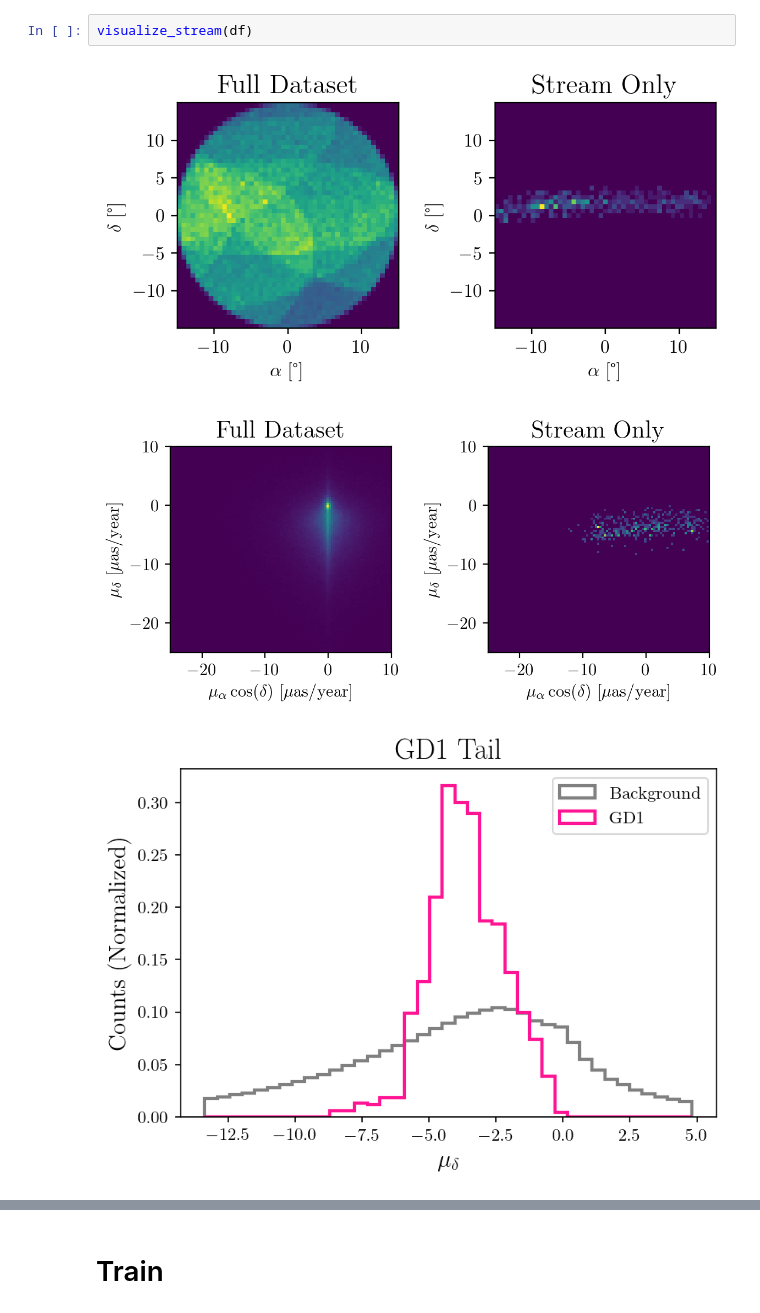
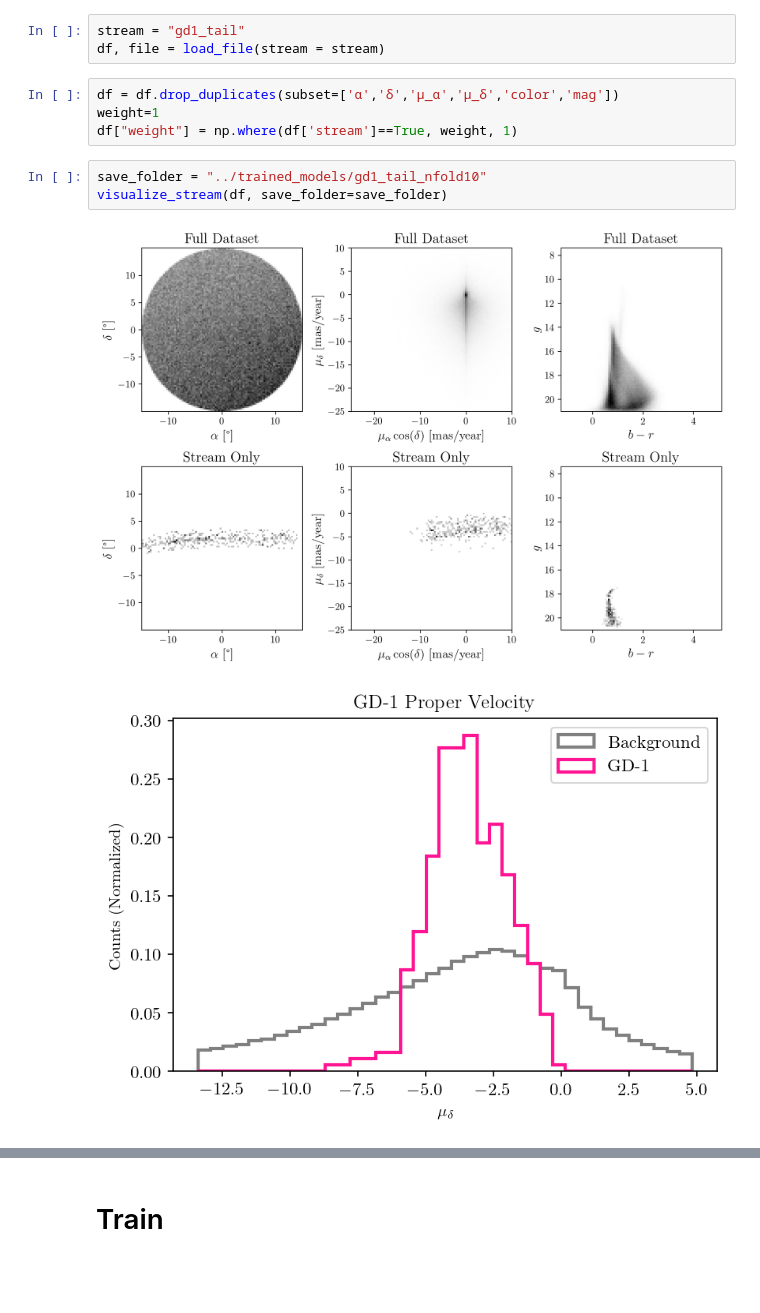
Before and after one commit to hep-lbdl/GaiaCWoLa, a Jupyter notebook: notebooks/Example_Finding_GD1_Tail.ipynb, the cells around one changed output, grey strips where cells are left out. Drawn from its saved outputs; the diff is of its cells as text; blank space fills up the shorter version.

```diff
--- a/notebooks/Example_Finding_GD1_Tail.ipynb
+++ b/notebooks/Example_Finding_GD1_Tail.ipynb
@@ -33,9 +15,16 @@ df, file = load_file(stream = stream)
+# %%
+stream = "gd1_tail"
+df, file = load_file(stream = stream)
+# %%
+df = df.drop_duplicates(subset=['α','δ','μ_α','μ_δ','color','mag'])
+weight=1
+df["weight"] = np.where(df['stream']==True, weight, 1)
 # %%
-visualize_stream(df)
+save_folder = "../trained_models/gd1_tail_nfold10"
+visualize_stream(df, save_folder=save_folder)
 # %% [output]
-[figure, old version]
+[figure, new version]
-[figure, old version]
+[figure, new version]
-[figure, removed]
 # %%
 df = signal_sideband(df, stream = stream)
 # %% [output]
```
Also changed, not shown: parts of 14 cells of this notebook, 7 other files.
